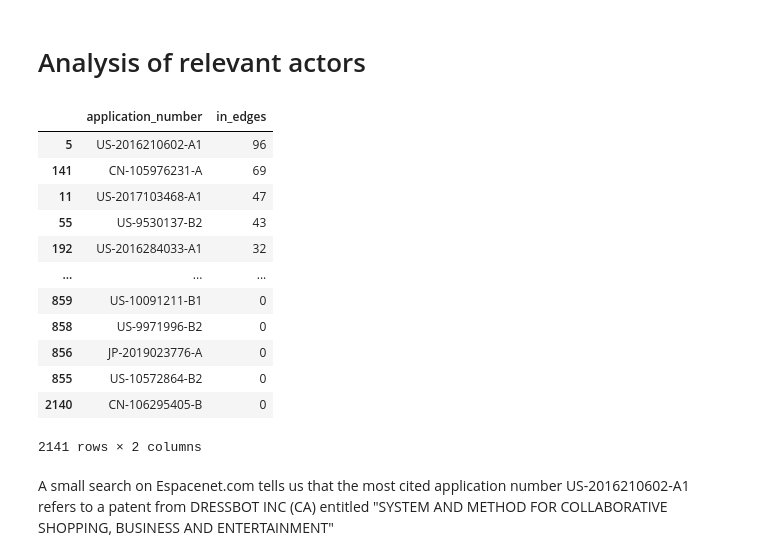
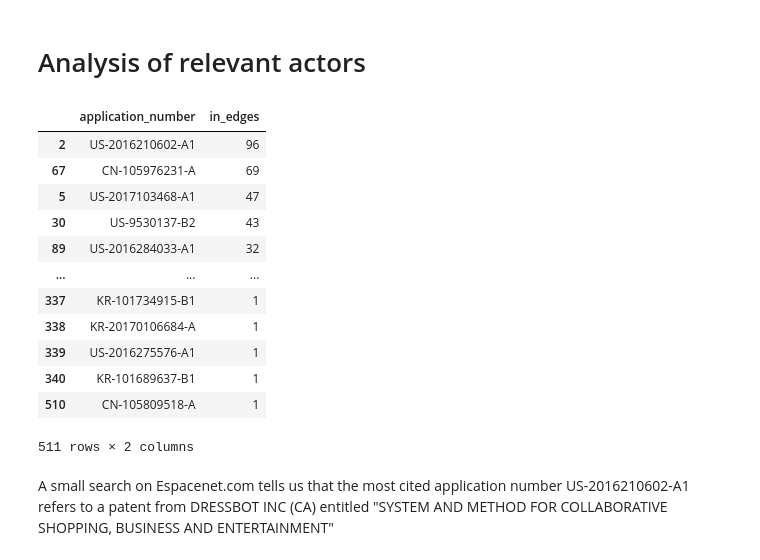
Before and after one commit to wvmrtn/data-science-in-practice, a Jupyter notebook: PS3/main_ps3.ipynb, the cells around one changed output. Saved outputs shown, nothing was run; the diff lists cells and outputs as text; code cells hidden in the pictures.

```diff
--- a/PS3/main_ps3.ipynb
+++ b/PS3/main_ps3.ipynb
@@ -130,30 +130,31 @@ plt.show()
 # %% [markdown]
 # Analysis of relevant actors
 # %%
-# keep count of incoming edges for each node
+# keep count of incoming edges for each node in citation column
 num_in_edges = {}
 for node in G.nodes:
-    num_in_edges[node] = len(G.in_edges(node))
+    if node in patents_cite['citation'].values:
+        num_in_edges[node] = len(G.in_edges(node))
 # transform to pd.series
 num_in_edges = pd.DataFrame(num_in_edges.items())
 # sort descending
 num_in_edges = num_in_edges.rename(columns = {0: 'application_number', 1: 'in_edges'})
 num_in_edges = num_in_edges.sort_values(by = 'in_edges', ascending = False)
 num_in_edges
 # %% [output]
 |  | application_number | in_edges |
-| 5 | US-2016210602-A1 | 96 |
-| 141 | CN-105976231-A | 69 |
-| 11 | US-2017103468-A1 | 47 |
-| 55 | US-9530137-B2 | 43 |
-| 192 | US-2016284033-A1 | 32 |
+| 2 | US-2016210602-A1 | 96 |
+| 67 | CN-105976231-A | 69 |
+| 5 | US-2017103468-A1 | 47 |
+| 30 | US-9530137-B2 | 43 |
+| 89 | US-2016284033-A1 | 32 |
 | ... | ... | ... |
-| 859 | US-10091211-B1 | 0 |
-| 858 | US-9971996-B2 | 0 |
-| 856 | JP-2019023776-A | 0 |
-| 855 | US-10572864-B2 | 0 |
-| 2140 | CN-106295405-B | 0 |
+| 337 | KR-101734915-B1 | 1 |
+| 338 | KR-20170106684-A | 1 |
+| 339 | US-2016275576-A1 | 1 |
+| 340 | KR-101689637-B1 | 1 |
+| 510 | CN-105809518-A | 1 |
-2141 rows × 2 columns
+511 rows × 2 columns
 # %% [markdown]
 A small search on Espacenet.com tells us that the most cited application number US-2016210602-A1 refers to a patent from DRESSBOT INC (CA) entitled "SYSTEM AND METHOD FOR COLLABORATIVE SHOPPING, BUSINESS AND ENTERTAINMENT"
 # %% [markdown]
```
Also changed, not shown: parts of 2 cells of this notebook.
